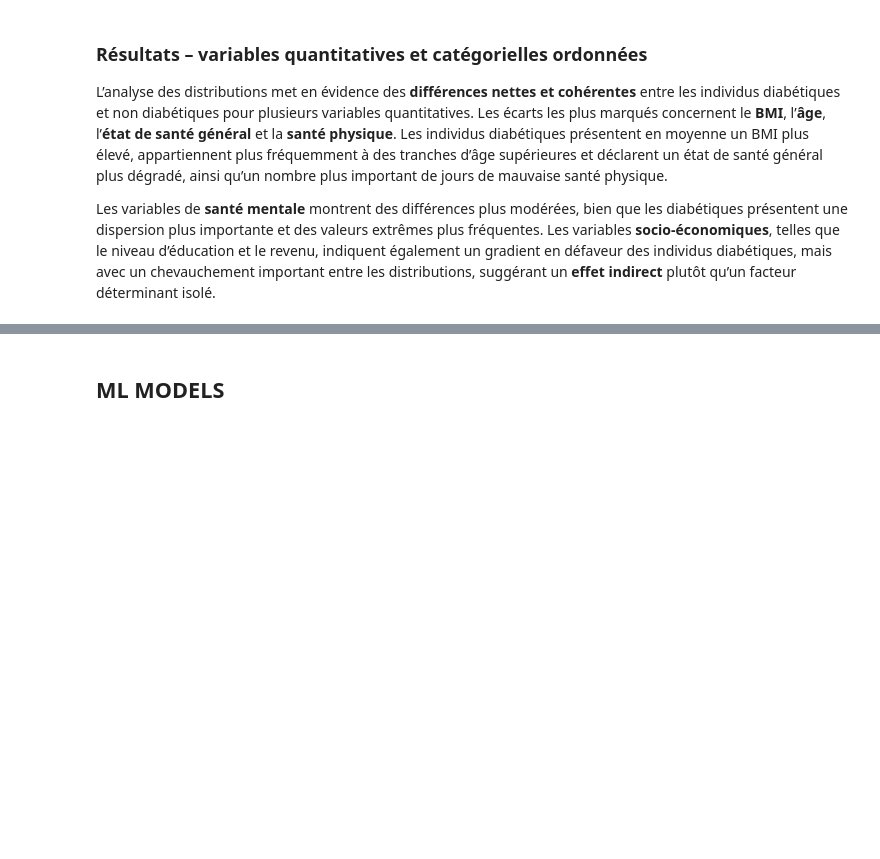
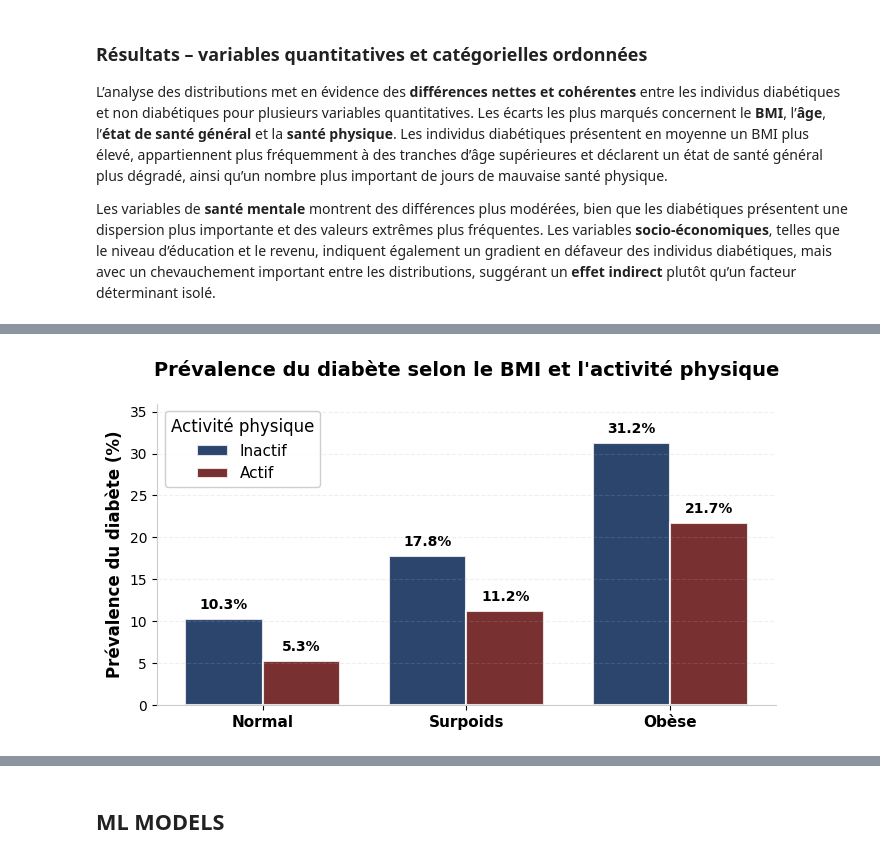
Before and after one commit to DomNoutsGit/Applied-Statistical-Learning-Projet-, a Jupyter notebook: ASL.ipynb, the cells around one changed output, grey strips where cells are left out. Cells and saved outputs as stored; diff of their text form; code cells hidden in the pictures; blank space fills up the shorter version.

```diff
--- a/ASL.ipynb
+++ b/ASL.ipynb
@@ -523,0 +485,58 @@ for col in vars_to_plot:
+# %%
+import numpy as np
+
+import matplotlib.pyplot as plt
+
+# Catégoriser BMI
+df["BMI_cat"] = pd.cut(
+    df["BMI"],
+    bins=[0, 25, 30, 100],
+    labels=["Normal", "Surpoids", "Obèse"]
+)
+
+# Prévalence du diabète (%)
+bmi_pa = (
+    pd.crosstab(
+        [df["BMI_cat"], df["PhysActivity"]],
+        df["Diabetes_binary"],
+        normalize="index"
+    ) * 100
+).reset_index()
+
+bmi_pa = bmi_pa.rename(columns={1: "Diabète"})
+bmi_pa["PhysActivity"] = bmi_pa["PhysActivity"].map({0: "Inactif", 1: "Actif"})
+
+# Élégant bar chart
+fig, ax = plt.subplots(figsize=(7, 4))
+
+cats = bmi_pa["BMI_cat"].unique()
+x = np.arange(len(cats))
+width = 0.38
+
+# Couleurs sobres et élégantes
+colors = ["#072452", "#610B0B"]
+
+for i, activity in enumerate(["Inactif", "Actif"]):
+    vals = bmi_pa[bmi_pa["PhysActivity"] == activity]["Diabète"].values
+    bars = ax.bar(x + i * width, vals, width, label=activity, color=colors[i], alpha=0.85, edgecolor="white", linewidth=1.5)
+    ax.bar_label(bars, fmt="%.1f%%", padding=5, fontsize=10, fontweight="bold")
+
+ax.set_xticks(x + width / 2)
+ax.set_xticklabels(cats, fontsize=11, fontweight="bold")
+ax.set_ylabel("Prévalence du diabète (%)", fontsize=12, fontweight="bold")
+ax.set_title("Prévalence du diabète selon le BMI et l'activité physique", fontsize=14, fontweight="bold", pad=20)
+ax.legend(title="Activité physique", fontsize=11, title_fontsize=12, loc="upper left", framealpha=0.95)
+ax.grid(axis="y", alpha=0.2, linestyle="--")
+ax.set_ylim(0, max(bmi_pa["Diabète"].values) * 1.15)
+
+# Ajouter une bordure élégante
+ax.spines["top"].set_visible(False)
+ax.spines["right"].set_visible(False)
+ax.spines["left"].set_color("#cccccc")
+ax.spines["bottom"].set_color("#cccccc")
+
+plt.tight_layout()
+plt.savefig("prevalence_diabete_bmi_activite.png", dpi=300, bbox_inches="tight", facecolor="white")
+plt.show()
+# %% [output]
+[figure, added]
```
Also changed, not shown: parts of 11 cells of this notebook, 1 other file.
